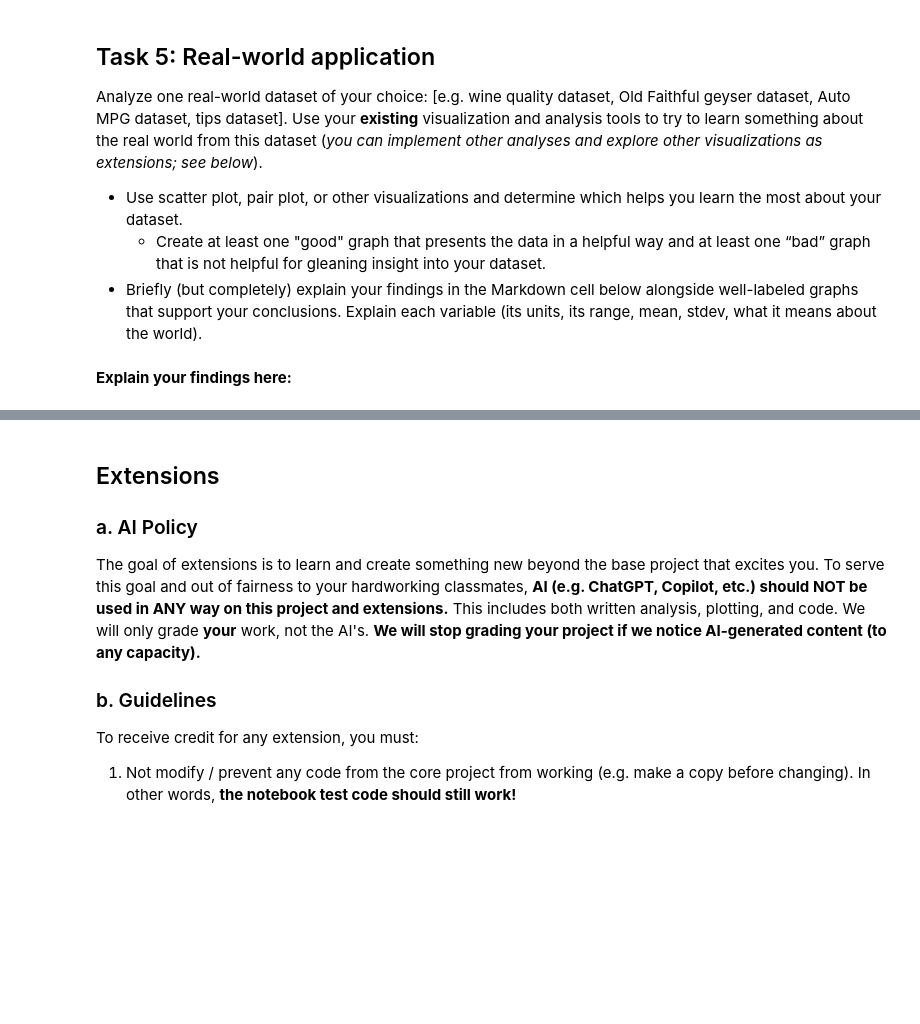
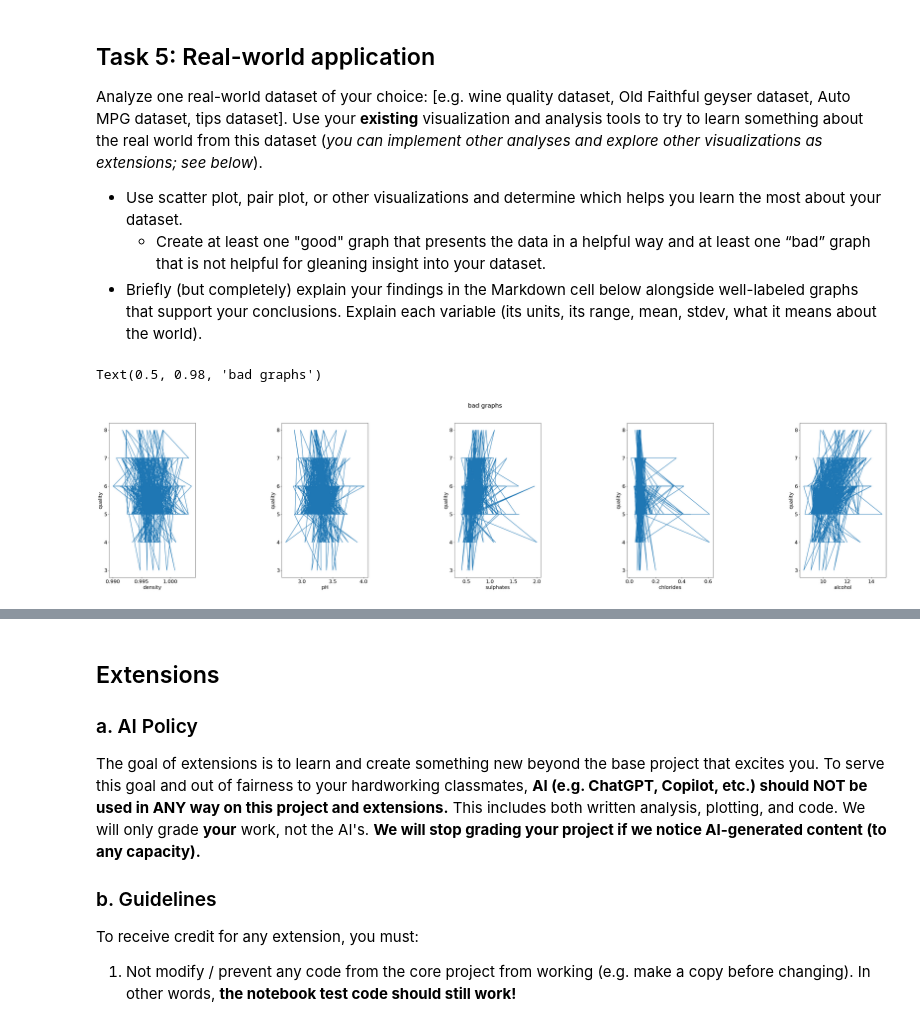
Before and after one commit to sampolz/csv_parser, a Jupyter notebook: analysis.ipynb, the cells around one changed output, grey strips where cells are left out. Drawn from its saved outputs; the diff is of its cells as text; code cells hidden in the pictures; blank space fills up the shorter version.

```diff
--- a/analysis.ipynb
+++ b/analysis.ipynb
@@ -391,2 +517,25 @@ Analyze one real-world dataset of your choice: [e.g. wine quality dataset, Old F
-# %% [markdown]
-**Explain your findings here:**
+# %%
+wine_filename = 'data/wineQT.csv'
+wine_data = Data(wine_filename)
+headers = ['density', 'pH', 'sulphates','chlorides','alcohol','quality']
+wine_an = Analysis(wine_data)
+
+fig, axes = plt.subplots(nrows=1, ncols=len(headers)-1, figsize=(50,10))
+
+for i in range(len(headers)-1):
+    x = headers[i]
+    y = 'quality'
+
+    xData = wine_data.select_data([x])
+    yData = wine_data.select_data([y])
+
+    axes[i].plot(xData, yData)
+    axes[i].set_xlabel(x)
+    axes[i].set_ylabel('quality')
+    # axes[i].set_xlim(0,10)
+
+plt.subplots_adjust(wspace = 1)
+fig.suptitle('bad graphs')
+# %% [output]
+Text(0.5, 0.98, 'bad graphs')
+[figure, added]
```
Also changed, not shown: parts of 14 cells of this notebook, 6 other files.
